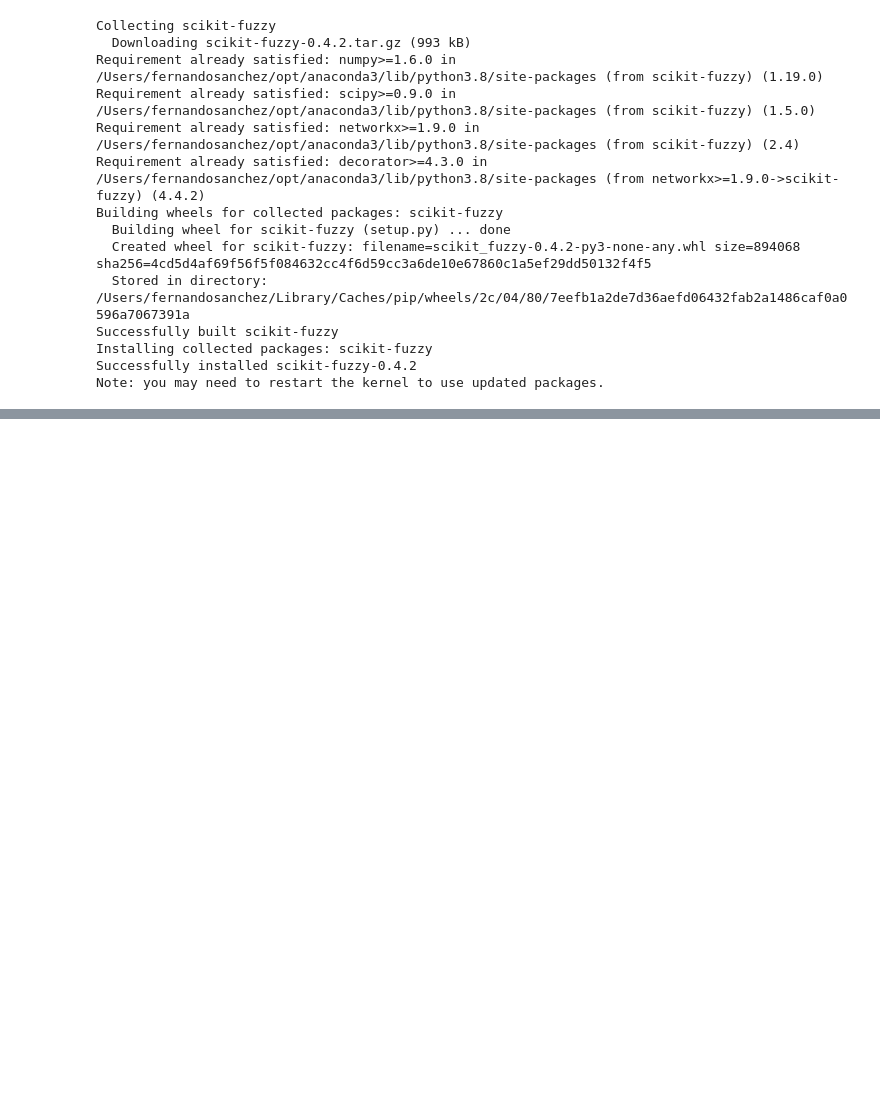
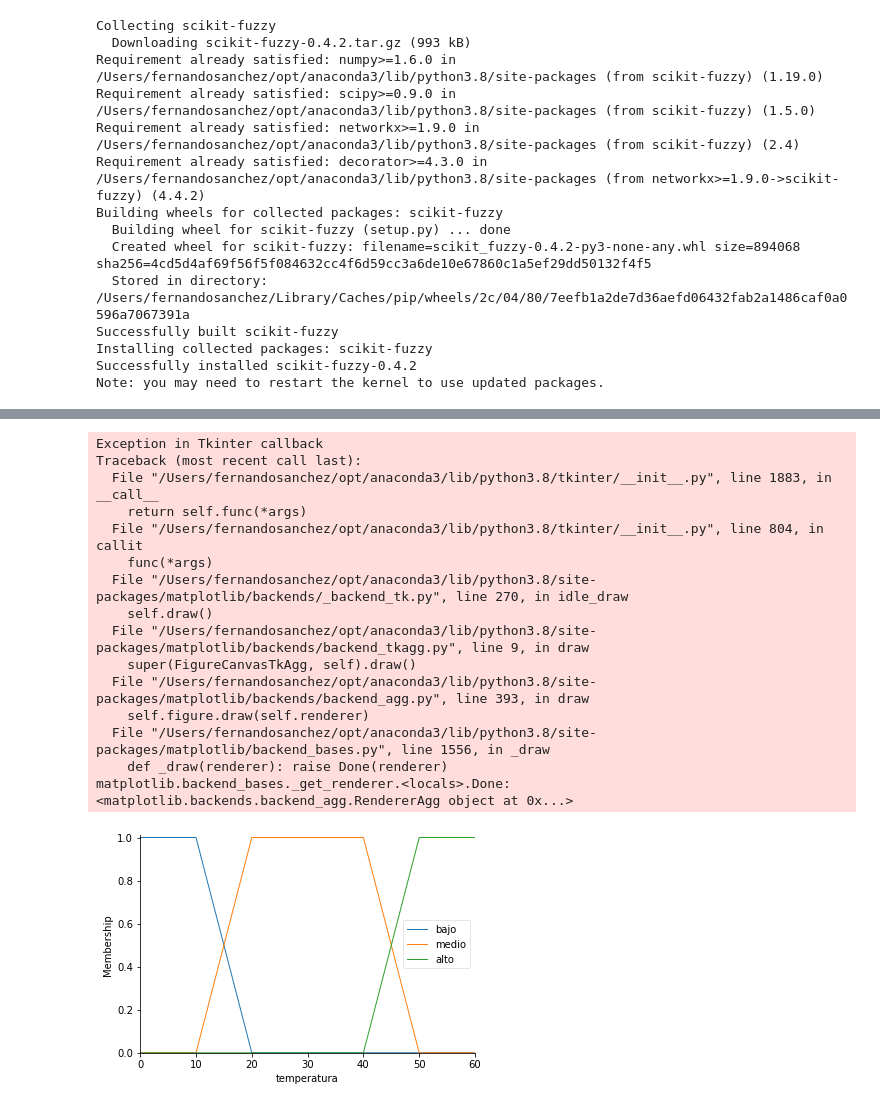
Before and after one commit to FernandoSan3/Sistemas-Expertos, a Jupyter notebook: Segundo Intericlo/Practica Logica Difusa/Untitled.ipynb, the cells around one changed output, grey strips where cells are left out. Drawn from its saved outputs; the diff is of its cells as text; code cells hidden in the pictures; blank space fills up the shorter version.

```diff
--- a/Segundo Intericlo/Practica Logica Difusa/Untitled.ipynb
+++ b/Segundo Intericlo/Practica Logica Difusa/Untitled.ipynb
@@ -297,0 +64,6 @@ IndexError: tuple index out of range
+# %%
+# New Antecedent/Consequent objects hold universe variables and membership
+# functions
+temperatura = ctrl.Antecedent(np.arange(0, 61, 2), 'temperatura')
+humedad = ctrl.Antecedent(np.arange(10, 71, 2), 'humedad')
+RPMotor = ctrl.Consequent(np.arange(0, 61, 2), 'RPMotor')
@@ -297,0 +75,25 @@ IndexError: tuple index out of range
+# %%
+# Custom membership functions can be built interactively with a familiar,
+# Pythonic API
+
+temperatura['bajo'] = fuzz.trapmf(temperatura.universe, [-1, 0, 10, 20])
+temperatura['medio'] = fuzz.trapmf(temperatura.universe, [10, 20, 40, 50])
+temperatura['alto'] = fuzz.trapmf(temperatura.universe, [40, 50, 60, 61])
+temperatura.view()
+# %% [output]
+Exception in Tkinter callback
+Traceback (most recent call last):
+  File "/Users/fernandosanchez/opt/anaconda3/lib/python3.8/tkinter/__init__.py", line 1883, in __call__
+    return self.func(*args)
+  File "/Users/fernandosanchez/opt/anaconda3/lib/python3.8/tkinter/__init__.py", line 804, in callit
+    func(*args)
+  File "/Users/fernandosanchez/opt/anaconda3/lib/python3.8/site-packages/matplotlib/backends/_backend_tk.py", line 270, in idle_draw
+    self.draw()
+  File "/Users/fernandosanchez/opt/anaconda3/lib/python3.8/site-packages/matplotlib/backends/backend_tkagg.py", line 9, in draw
+    super(FigureCanvasTkAgg, self).draw()
+  File "/Users/fernandosanchez/opt/anaconda3/lib/python3.8/site-packages/matplotlib/backends/backend_agg.py", line 393, in draw
+    self.figure.draw(self.renderer)
+  File "/Users/fernandosanchez/opt/anaconda3/lib/python3.8/site-packages/matplotlib/backend_bases.py", line 1556, in _draw
+    def _draw(renderer): raise Done(renderer)
+matplotlib.backend_bases._get_renderer.<locals>.Done: <matplotlib.backends.backend_agg.RendererAgg object at 0x...>
+[figure, added]
```
Also changed, not shown: parts of 16 cells of this notebook, 1 other file.
